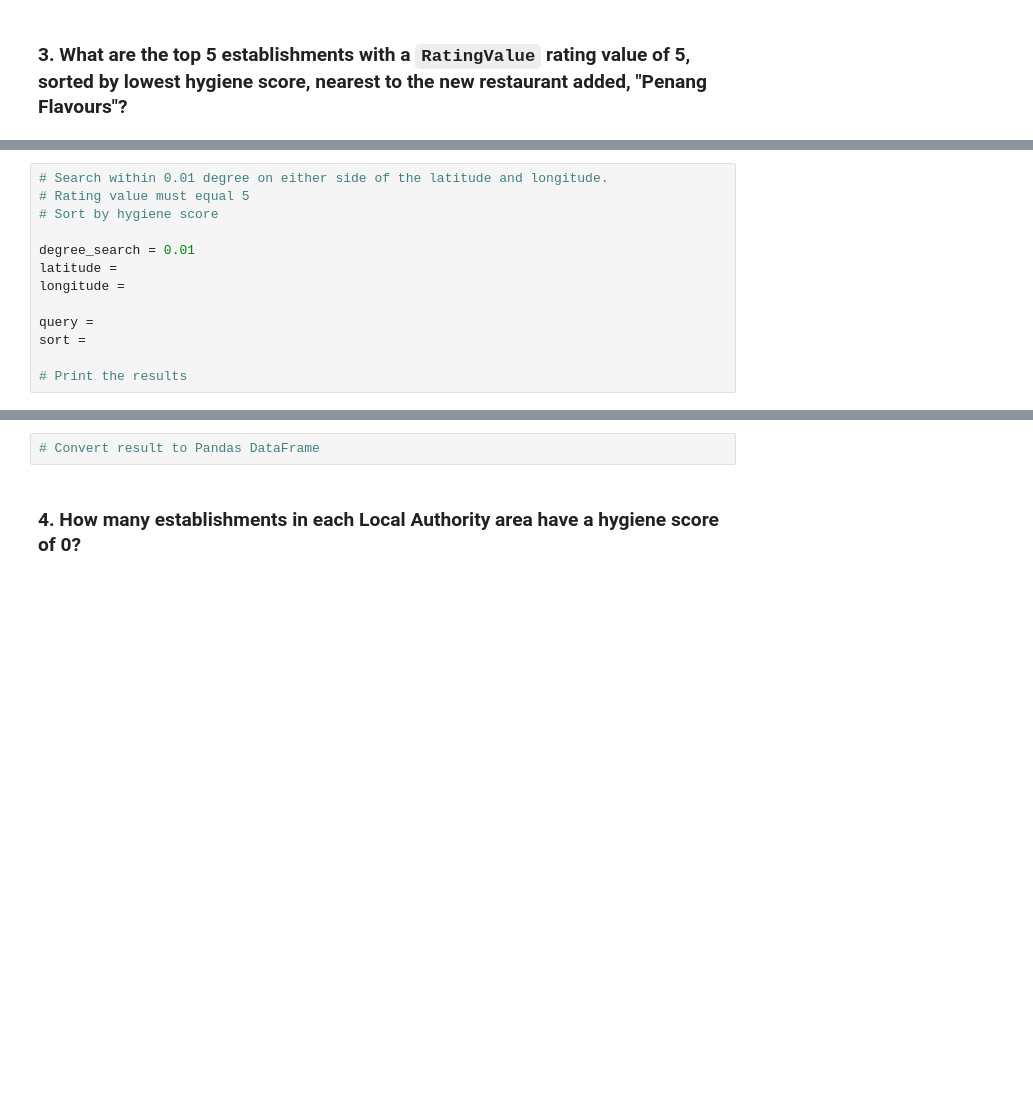
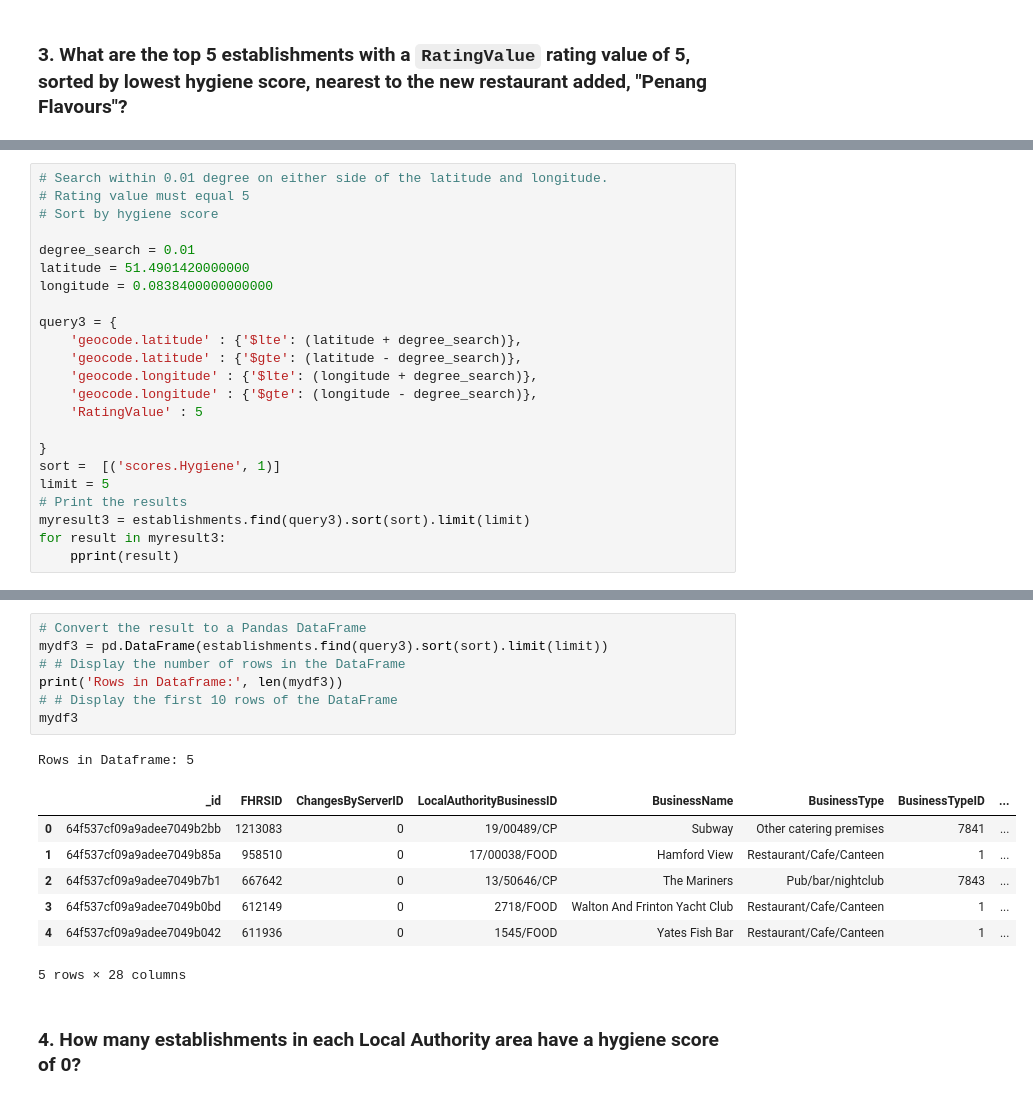
Before and after one commit to calirave/nosql-challenge, a Jupyter notebook: NoSQL_analysis_starter.ipynb, the cells around one changed output, grey strips where cells are left out. Cells and saved outputs as stored; diff of their text form; blank space fills up the shorter version.

```diff
--- a/NoSQL_analysis_starter.ipynb
+++ b/NoSQL_analysis_starter.ipynb
@@ -122,10 +174,20 @@ query =
 # Sort by hygiene score
 
 degree_search = 0.01
-latitude =
-longitude =
+latitude = 51.4901420000000
+longitude = 0.0838400000000000
 
-query =
-sort =
+query3 = {
+    'geocode.latitude' : {'$lte': (latitude + degree_search)},
+    'geocode.latitude' : {'$gte': (latitude - degree_search)},
+    'geocode.longitude' : {'$lte': (longitude + degree_search)},
+    'geocode.longitude' : {'$gte': (longitude - degree_search)},
+    'RatingValue' : 5
 
+}
+sort =  [('scores.Hygiene', 1)]
+limit = 5
 # Print the results
+myresult3 = establishments.find(query3).sort(sort).limit(limit)
+for result in myresult3:
+    pprint(result)
@@ -132,5 +212,19 @@ sort =
 # %%
-# Convert result to Pandas DataFrame
+# Convert the result to a Pandas DataFrame
+mydf3 = pd.DataFrame(establishments.find(query3).sort(sort).limit(limit))
+# # Display the number of rows in the DataFrame
+print('Rows in Dataframe:', len(mydf3))
+# # Display the first 10 rows of the DataFrame
+mydf3
+# %% [output]
+Rows in Dataframe: 5
+|  | _id | FHRSID | ChangesByServerID | LocalAuthorityBusinessID | BusinessName | BusinessType | BusinessTypeID | ... |
+| 0 | 64f537cf09a9adee7049b2bb | 1213083 | 0 | 19/00489/CP | Subway | Other catering premises | 7841 | ... |
+| 1 | 64f537cf09a9adee7049b85a | 958510 | 0 | 17/00038/FOOD | Hamford View | Restaurant/Cafe/Canteen | 1 | ... |
+| 2 | 64f537cf09a9adee7049b7b1 | 667642 | 0 | 13/50646/CP | The Mariners | Pub/bar/nightclub | 7843 | ... |
+| 3 | 64f537cf09a9adee7049b0bd | 612149 | 0 | 2718/FOOD | Walton And Frinton Yacht Club | Restaurant/Cafe/Canteen | 1 | ... |
+| 4 | 64f537cf09a9adee7049b042 | 611936 | 0 | 1545/FOOD | Yates Fish Bar | Restaurant/Cafe/Canteen | 1 | ... |
+5 rows × 28 columns
 # %% [markdown]
 ### 4. How many establishments in each Local Authority area have a hygiene score of 0?
 # %%
```
Also changed, not shown: parts of 6 cells of this notebook.
